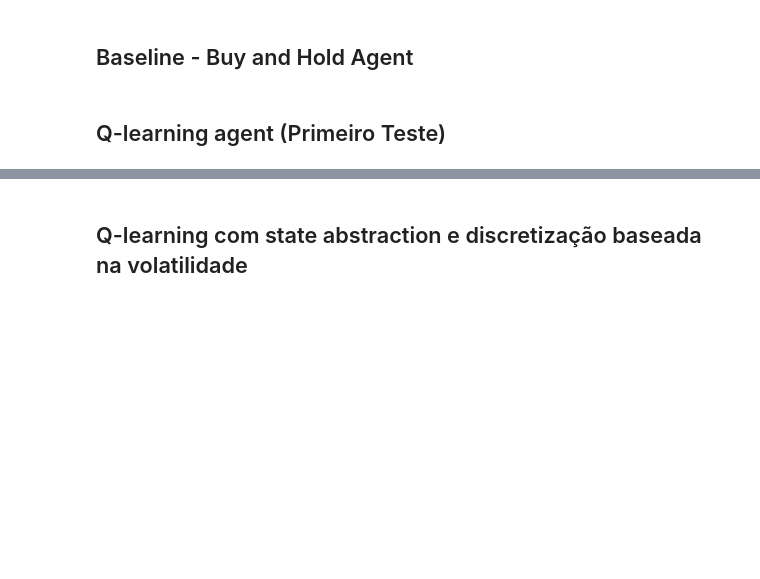
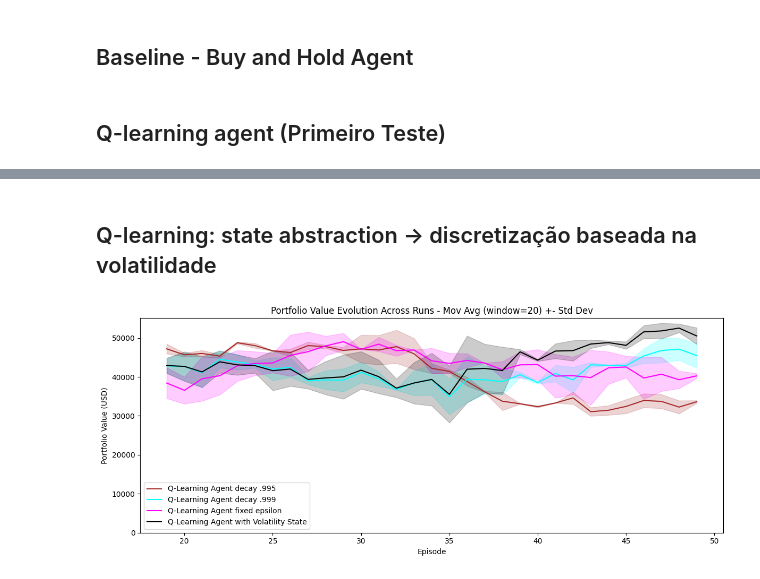
Before and after one commit to luisparadinha/pg_rl_trading_bot, a Jupyter notebook: Market_e_Projecto.ipynb, the cells around one changed output, grey strips where cells are left out. Saved outputs shown, nothing was run; the diff lists cells and outputs as text; code cells hidden in the pictures; blank space fills up the shorter version.

```diff
--- a/Market_e_Projecto.ipynb
+++ b/Market_e_Projecto.ipynb
@@ -209,7 +932,7 @@ buy_hold_value = play_episode(agent, env)
 # %% [markdown]
 ## Q-learning agent (Primeiro Teste)
 # %%
-n_runs = 5
+n_runs = 2
 n_episodes_per_run = 50
 
 compilation_qlearning_agent = []
@@ -222,7 +945,7 @@ for seed in range(n_runs):
         num_companies = env.total_companies,
         alpha=0.1,
         gamma=0.95,
-        epsilon=0.2,
+        epsilon=1.0,
         epsilon_decay=0.995,
         epsilon_min=0.01
         )
@@ -314,5 +1046,5 @@ Neste teste, reduz-se o epsilon_decay, aumentando o valor de 0.995 para 0.999.
 # %%
-n_runs = 5
+n_runs = 2
 n_episodes_per_run = 50
 
 compilation_qlearning_agent_2 = []
@@ -350,5 +1082,5 @@ Além disso, vamos testar runs de 50 episódios com epsilon fixo.
 # %%
-n_runs = 5
+n_runs = 2
 n_episodes_per_run = 50
 
 compilation_qlearning_agent_3 = []
@@ -455,7 +1210,7 @@ for i, a in enumerate(compilation_qlearning_agents):
 # %% [markdown]
-## Q-learning com state abstraction e discretização baseada na volatilidade
+## Q-learning: state abstraction → discretização baseada na volatilidade
 # %%
-n_runs = 5
+n_runs = 2
 n_episodes_per_run = 50
 
 compilation_qlearning_agent_4 = []
@@ -475,18 +1230,39 @@ for seed in range(n_runs):
     run_values = []
 
     for episode in range(n_episodes_per_run):
-        env.start() # initialize environment
-        state = env.get_discretized_state() # get discretized state (volatility + holdings)
+        env.start()
+        state = env.get_discretized_state() # volatility + holdings
         done = False
 
         while not done:
-            action = agent.act(state) # pick action
-            _, reward, done = env.new_day(action) # step environment forward (raw state ignored)
-            next_state = env.get_discretized_state() # get discretized state after step
-            agent.learn(state, action, reward, next_state, done) # update Q table
+            action = agent.act(state)
+            _, reward, done = env.new_day(action)
+            next_state = env.get_discretized_state() # volatility + holdings
+            agent.learn(state, action, reward, next_state, done)
             state = next_state
 
-    run_values.append(env.get_episode_value())
+        run_values.append(env.get_episode_value())
 
     compilation_qlearning_agent_4.append(run_values)
     compilation_qlearning_agents_4.append(agent)
+# %%
+fig,ax = plt.subplots(figsize=(12, 5))
+window = 20 # Moving average window for smoothing the plot, not the momentum agent's internal window
+#plot_value_evolution(compilation_random_agent, label='Random Agent', ax=ax, window=window, color='blue')
+#plot_value_evolution(compilation_momentum_agent_w3, label='Momentum Agent (w=3)', ax=ax, window=window, color='orange')
+#plot_value_evolution(compilation_momentum_agent_w20, label='Momentum Agent (w=20)', ax=ax, window=window, color='green')
+#plot_value_evolution(compilation_momentum_agent_w50, label='Momentum Agent (w=50)', ax=ax, window=window, color='red')
+#ax.axhline(buy_hold_value, color='purple', linestyle='--', label='Buy & Hold')
+plot_value_evolution(compilation_qlearning_agent, label='Q-Learning Agent decay .995', ax=ax, window=window, color='brown')
+plot_value_evolution(compilation_qlearning_agent_2, label='Q-Learning Agent decay .999', ax=ax, window=window, color='cyan')
+plot_value_evolution(compilation_qlearning_agent_3, label='Q-Learning Agent fixed epsilon', ax=ax, window=window, color='magenta')
+plot_value_evolution(compilation_qlearning_agent_4, label='Q-Learning Agent with Volatility State', ax=ax, window=window, color='black')
+ax.set_ylim(bottom=0)
+ax.set_title(f'Portfolio Value Evolution Across Runs - Mov Avg (window={window}) +- Std Dev')
+ax.set_xlabel('Episode')
+ax.set_ylabel('Portfolio Value (USD)')
+ax.legend()
+plt.tight_layout()
+plt.show()
+# %% [output]
+[figure, added]
```
Also changed, not shown: parts of 59 cells of this notebook, 8 other files.
